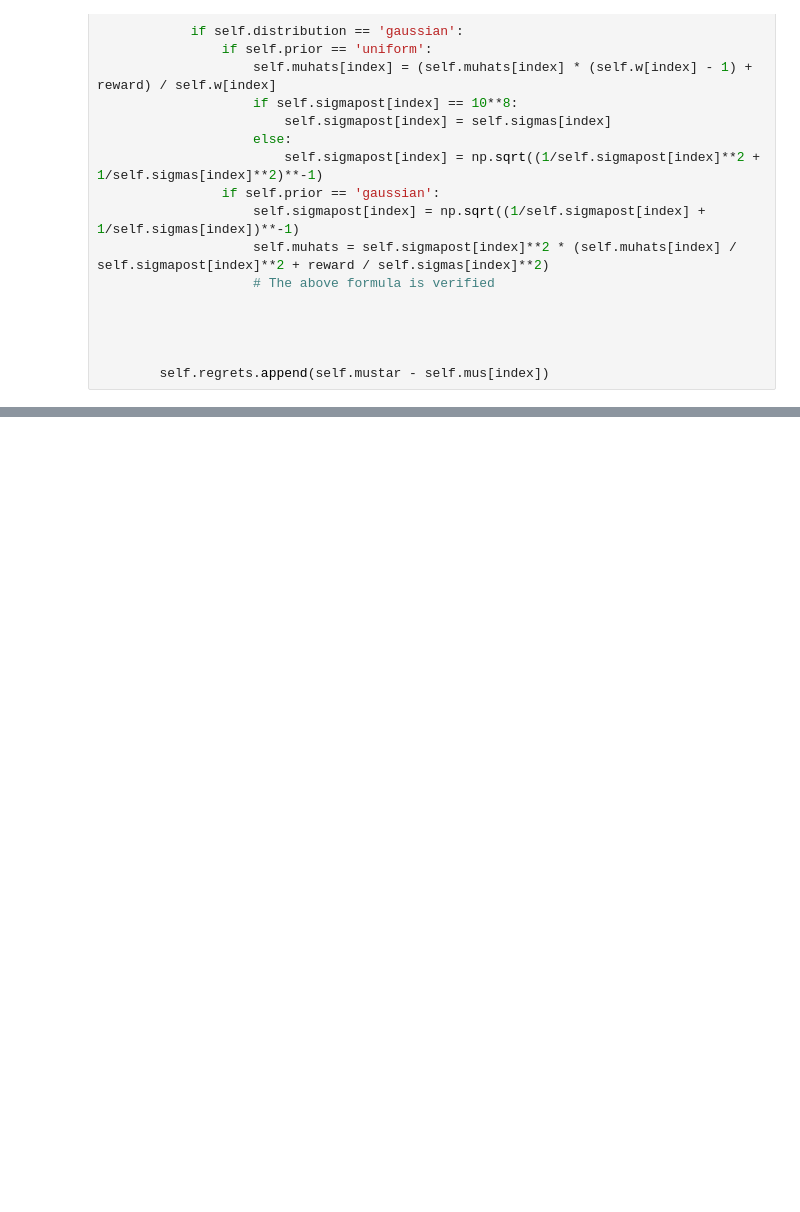
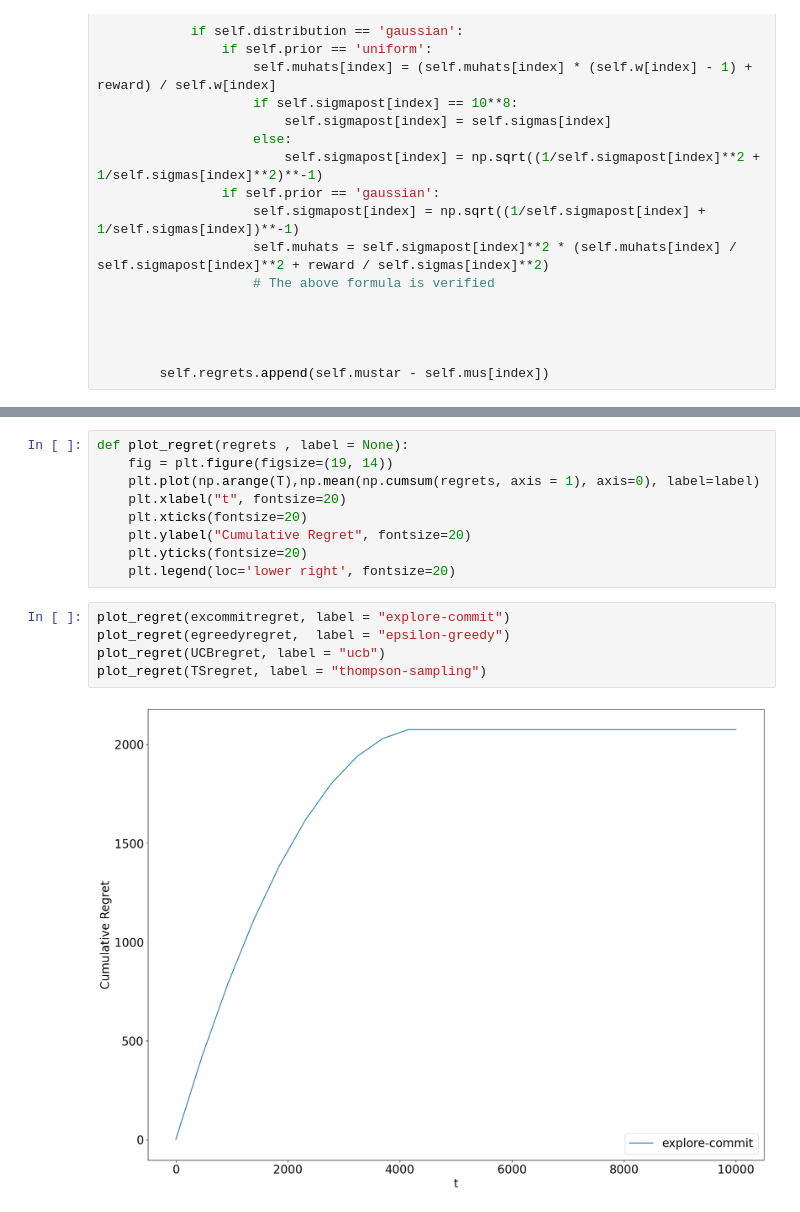
Before and after one commit to RaymZhang/CTS-Mismatched-Paradox, a Jupyter notebook: Testing.ipynb, the cells around one changed output, grey strips where cells are left out. Cells and saved outputs as stored; diff of their text form; blank space fills up the shorter version.

```diff
--- a/Testing.ipynb
+++ b/Testing.ipynb
@@ -294,0 +325,16 @@ array([ True,  True,  True])
+# %%
+def plot_regret(regrets , label = None):
+    fig = plt.figure(figsize=(19, 14))
+    plt.plot(np.arange(T),np.mean(np.cumsum(regrets, axis = 1), axis=0), label=label)
+    plt.xlabel("t", fontsize=20)
+    plt.xticks(fontsize=20)
+    plt.ylabel("Cumulative Regret", fontsize=20)
+    plt.yticks(fontsize=20)
+    plt.legend(loc='lower right', fontsize=20)
+# %%
+plot_regret(excommitregret, label = "explore-commit")
+plot_regret(egreedyregret,  label = "epsilon-greedy")
+plot_regret(UCBregret, label = "ucb")
+plot_regret(TSregret, label = "thompson-sampling")
+# %% [output]
+[figure, added]
```
Also changed, not shown: parts of 7 cells of this notebook.
